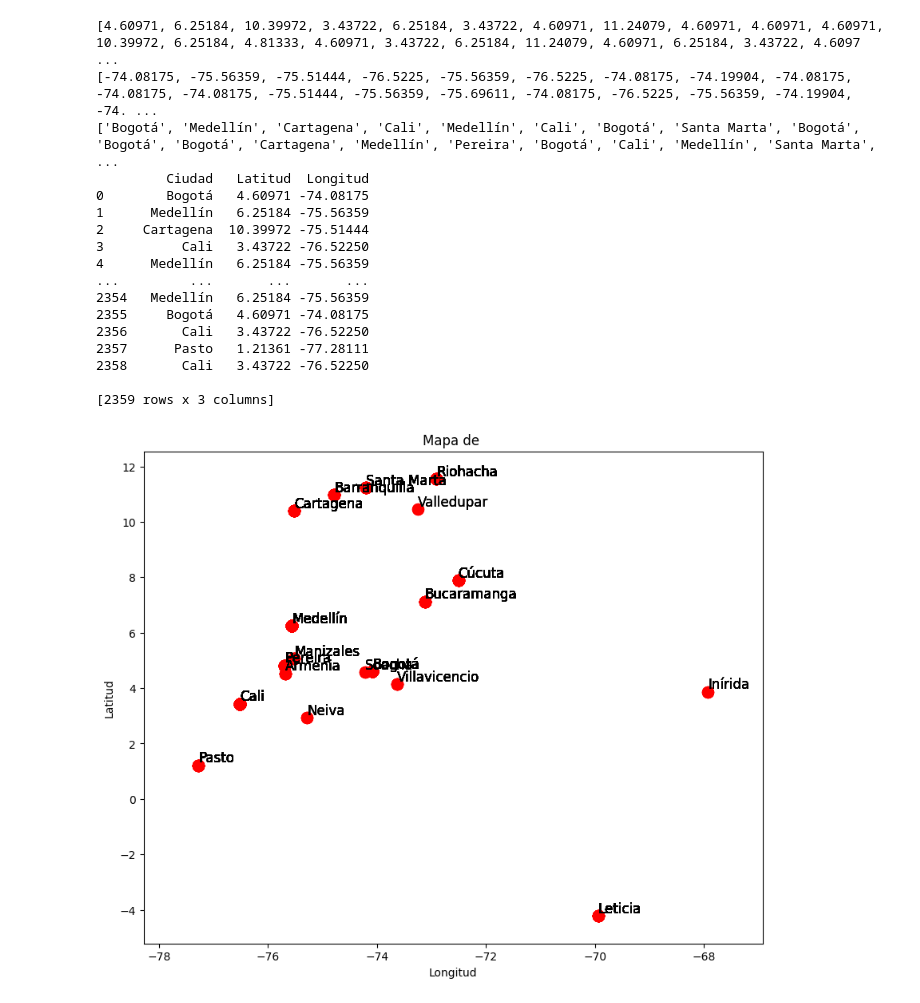
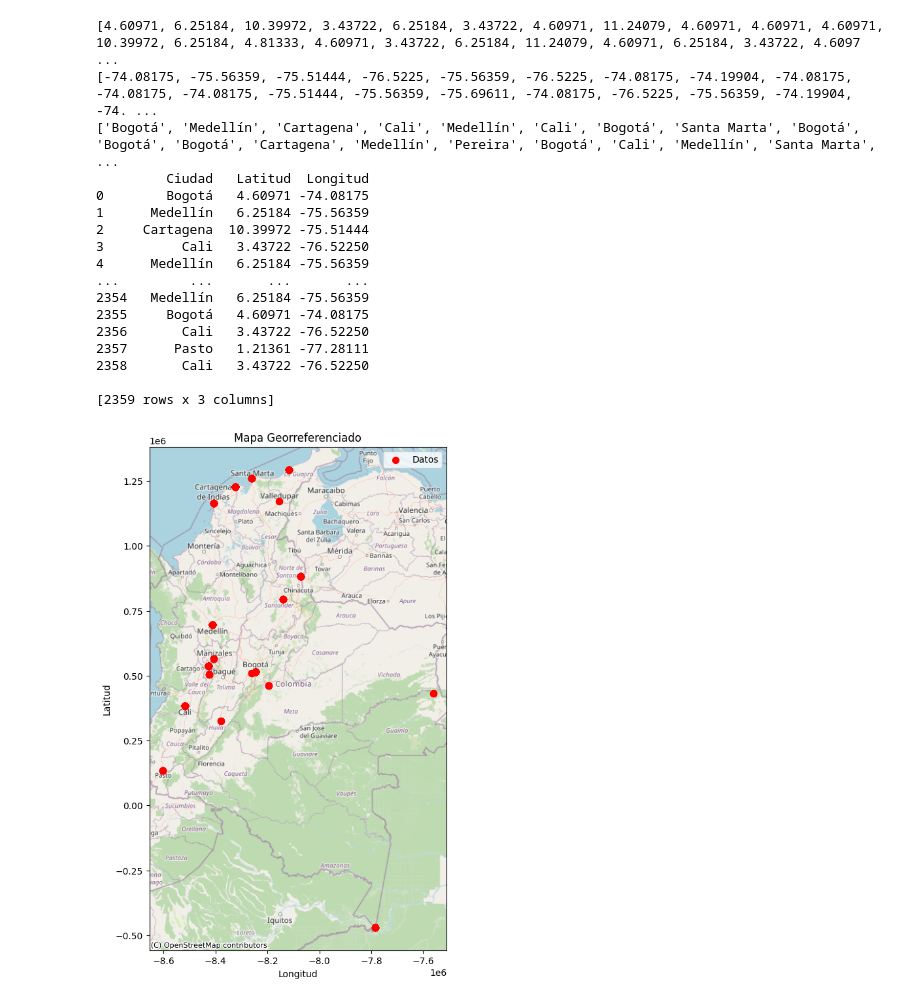
Before and after one commit to veterydaisy/AluraStore, a Jupyter notebook: AluraStoreLatam.ipynb, the cells around one changed output. Saved outputs shown, nothing was run; the diff lists cells and outputs as text; code cells hidden in the pictures.

Commit message:
Se creó con Colab trabajando con los mapas y la geolocalización

```diff
--- a/AluraStoreLatam.ipynb
+++ b/AluraStoreLatam.ipynb
@@ -394,18 +419,0 @@ import numpy as np
-# %%
-# Crear el mapa
-fig, ax = plt.subplots(figsize=(10, 8))
-
-# Configurar el mapa base (puedes usar diferentes bibliotecas como Cartopy o GeoPandas para mapas más avanzados)
-# Aquí se usa un mapa simple con límites definidos por los datos
-ax.set_xlim(df_tienda_1['Longitud'].min() - 1, df_tienda_1['Longitud'].max() + 1)
-ax.set_ylim(df_tienda_1['Latitud'].min() - 1, df_tienda_1['Latitud'].max() + 1)
-ax.set_xlabel("Longitud")
-ax.set_ylabel("Latitud")
-ax.set_title("Mapa de ")
-
-# Agregar los marcadores
-for index, row in df_tienda_1.iterrows():
-    ax.plot(row['Longitud'], row['Latitud'], 'ro', markersize=10)  # 'ro' para puntos rojos
-    ax.text(row['Longitud'], row['Latitud'], row['Ciudad'], fontsize=12, ha='left', va='bottom')
-# %% [output]
-[figure, removed]
@@ -411,0 +423,32 @@ for index, row in df_tienda_1.iterrows():
+# %%
+import contextily as ctx
+import matplotlib.pyplot as plt
+import geopandas as gpd
+from shapely.geometry import Point
+
+# Crear objetos Point a partir de las coordenadas
+geometry = [Point(xy) for xy in zip(df_tienda_1['Longitud'], df_tienda_1['Latitud'])]
+
+# Crear GeoDataFrame
+gdf = gpd.GeoDataFrame(df_tienda_1, geometry=geometry, crs="EPSG:4326") # EPSG:4326 is a common coordinate system
+
+# Reproyectar a Web Mercator (EPSG:3857) which is required by contextily
+gdf = gdf.to_crs(epsg=3857)
+
+# Crear el gráfico
+fig, ax = plt.subplots(figsize=(10, 10))
+
+# Plot the data points
+gdf.plot(ax=ax, marker='o', color='red', markersize=50, label='Datos', zorder=1) # zorder ensures points are on top
+
+# Add a basemap
+ctx.add_basemap(ax, source=ctx.providers.OpenStreetMap.Mapnik)
+
+# Añadir título y etiquetas
+plt.title('Mapa Georreferenciado')
+plt.xlabel('Longitud')
+plt.ylabel('Latitud')
+plt.legend()
+plt.show()
+# %% [output]
+[figure, added]
```
Also changed, not shown: parts of 10 cells of this notebook.
